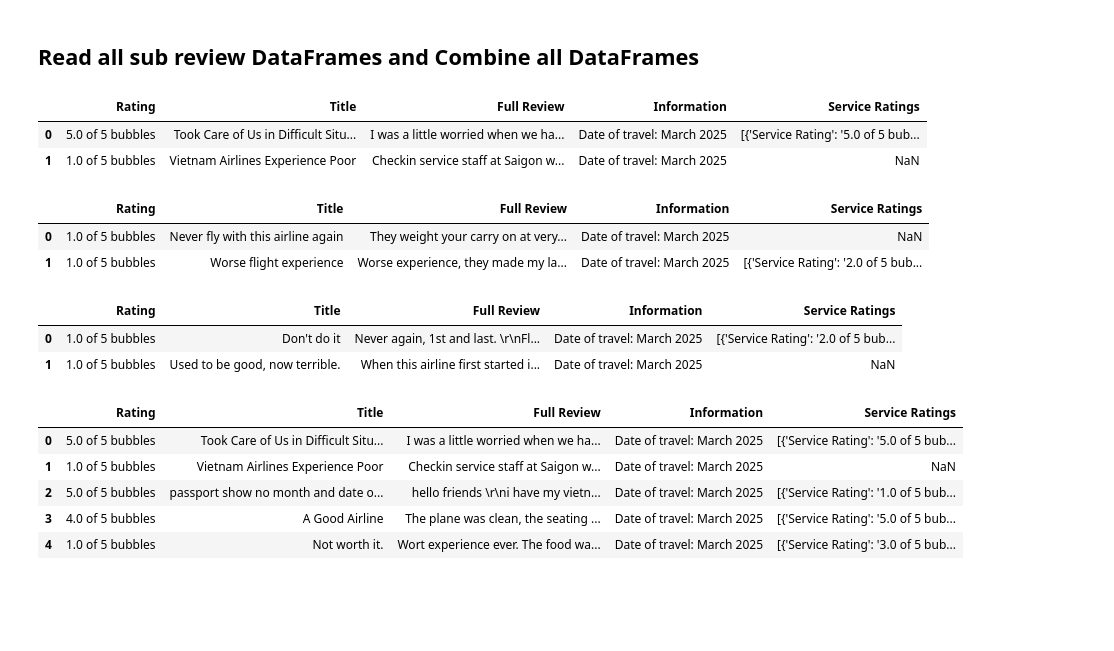
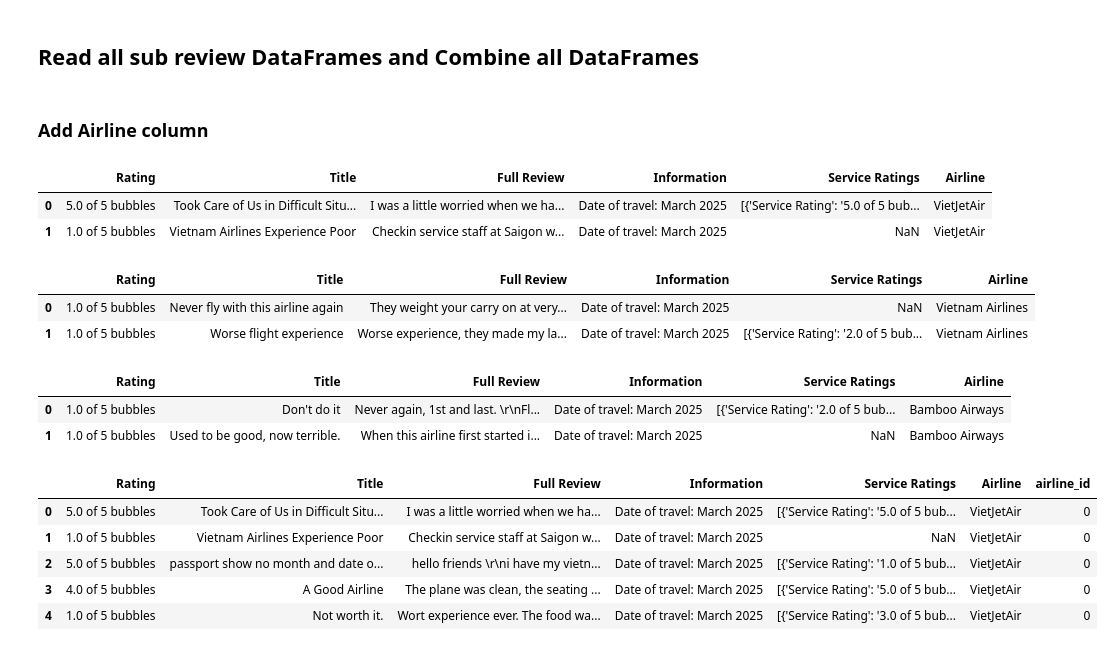
Before and after one commit to Gabien21/project_airfare, a Jupyter notebook: notebooks/preprocess_airline_review.ipynb, the cells around one changed output. Drawn from its saved outputs; the diff is of its cells as text; code cells hidden in the pictures; blank space fills up the shorter version.

Commit message:
update preprocess airline review

```diff
--- a/notebooks/preprocess_airline_review.ipynb
+++ b/notebooks/preprocess_airline_review.ipynb
@@ -182,34 +249,40 @@ vna_review_path = "vj_all_reviews_data.csv"
 bam_review_path = "bamboo_all_reviews_data.csv"
 # %% [markdown]
 ## Read all sub review DataFrames and Combine all DataFrames
+# %% [markdown]
+### Add Airline column
 # %%
 vj_review_df = pd.read_csv(f"{RAW_PATH}/{vj_review_path}")
+vj_review_df['Airline'] = ['VietJetAir' for _ in range(vj_review_df.shape[0])]
 vj_review_df.head(2)
 # %% [output]
-|  | Rating | Title | Full Review | Information | Service Ratings |
-| 0 | 5.0 of 5 bubbles | Took Care of Us in Difficult Situ... | I was a little worried when we ha... | Date of travel: March 2025 | [{'Service Rating': '5.0 of 5 bub... |
-| 1 | 1.0 of 5 bubbles | Vietnam Airlines Experience Poor | Checkin service staff at Saigon w... | Date of travel: March 2025 | NaN |
+|  | Rating | Title | Full Review | Information | Service Ratings | Airline |
+| 0 | 5.0 of 5 bubbles | Took Care of Us in Difficult Situ... | I was a little worried when we ha... | Date of travel: March 2025 | [{'Service Rating': '5.0 of 5 bub... | VietJetAir |
+| 1 | 1.0 of 5 bubbles | Vietnam Airlines Experience Poor | Checkin service staff at Saigon w... | Date of travel: March 2025 | NaN | VietJetAir |
 # %%
 vna_review_df = pd.read_csv(f"{RAW_PATH}/{vna_review_path}")
+vna_review_df['Airline'] = ['Vietnam Airlines' for _ in range(vna_review_df.shape[0])]
 vna_review_df.head(2)
 # %% [output]
-|  | Rating | Title | Full Review | Information | Service Ratings |
-| 0 | 1.0 of 5 bubbles | Never fly with this airline again | They weight your carry on at very... | Date of travel: March 2025 | NaN |
-| 1 | 1.0 of 5 bubbles | Worse flight experience | Worse experience, they made my la... | Date of travel: March 2025 | [{'Service Rating': '2.0 of 5 bub... |
+|  | Rating | Title | Full Review | Information | Service Ratings | Airline |
+| 0 | 1.0 of 5 bubbles | Never fly with this airline again | They weight your carry on at very... | Date of travel: March 2025 | NaN | Vietnam Airlines |
+| 1 | 1.0 of 5 bubbles | Worse flight experience | Worse experience, they made my la... | Date of travel: March 2025 | [{'Service Rating': '2.0 of 5 bub... | Vietnam Airlines |
 # %%
 bam_review_df = pd.read_csv(f"{RAW_PATH}/{bam_review_path}")
+bam_review_df['Airline'] = ['Bamboo Airways' for _ in range(bam_review_df.shape[0])]
 bam_review_df.head(2)
 # %% [output]
-|  | Rating | Title | Full Review | Information | Service Ratings |
-| 0 | 1.0 of 5 bubbles | Don't do it | Never again, 1st and last. \r\nFl... | Date of travel: March 2025 | [{'Service Rating': '2.0 of 5 bub... |
-| 1 | 1.0 of 5 bubbles | Used to be good, now terrible. | When this airline first started i... | Date of travel: March 2025 | NaN |
+|  | Rating | Title | Full Review | Information | Service Ratings | Airline |
+| 0 | 1.0 of 5 bubbles | Don't do it | Never again, 1st and last. \r\nFl... | Date of travel: March 2025 | [{'Service Rating': '2.0 of 5 bub... | Bamboo Airways |
+| 1 | 1.0 of 5 bubbles | Used to be good, now terrible. | When this airline first started i... | Date of travel: March 2025 | NaN | Bamboo Airways |
 # %%
 combined_df = pd.concat([vj_review_df, vna_review_df, bam_review_df], ignore_index=True)
+combined_df['airline_id'] = combined_df['Airline'].apply(lambda x : airline_info_df.loc[x == airline_info_df['name']].index[0])
 combined_df.head()
 # %% [output]
-|  | Rating | Title | Full Review | Information | Service Ratings |
-| 0 | 5.0 of 5 bubbles | Took Care of Us in Difficult Situ... | I was a little worried when we ha... | Date of travel: March 2025 | [{'Service Rating': '5.0 of 5 bub... |
-| 1 | 1.0 of 5 bubbles | Vietnam Airlines Experience Poor | Checkin service staff at Saigon w... | Date of travel: March 2025 | NaN |
-| 2 | 5.0 of 5 bubbles | passport show no month and date o... | hello friends \r\ni have my vietn... | Date of travel: March 2025 | [{'Service Rating': '1.0 of 5 bub... |
-| 3 | 4.0 of 5 bubbles | A Good Airline | The plane was clean, the seating ... | Date of travel: March 2025 | [{'Service Rating': '5.0 of 5 bub... |
-| 4 | 1.0 of 5 bubbles | Not worth it. | Wort experience ever. The food wa... | Date of travel: March 2025 | [{'Service Rating': '3.0 of 5 bub... |
+|  | Rating | Title | Full Review | Information | Service Ratings | Airline | airline_id |
+| 0 | 5.0 of 5 bubbles | Took Care of Us in Difficult Situ... | I was a little worried when we ha... | Date of travel: March 2025 | [{'Service Rating': '5.0 of 5 bub... | VietJetAir | 0 |
+| 1 | 1.0 of 5 bubbles | Vietnam Airlines Experience Poor | Checkin service staff at Saigon w... | Date of travel: March 2025 | NaN | VietJetAir | 0 |
+| 2 | 5.0 of 5 bubbles | passport show no month and date o... | hello friends \r\ni have my vietn... | Date of travel: March 2025 | [{'Service Rating': '1.0 of 5 bub... | VietJetAir | 0 |
+| 3 | 4.0 of 5 bubbles | A Good Airline | The plane was clean, the seating ... | Date of travel: March 2025 | [{'Service Rating': '5.0 of 5 bub... | VietJetAir | 0 |
+| 4 | 1.0 of 5 bubbles | Not worth it. | Wort experience ever. The food wa... | Date of travel: March 2025 | [{'Service Rating': '3.0 of 5 bub... | VietJetAir | 0 |
```
Also changed, not shown: parts of 35 cells of this notebook, 6 other files.
